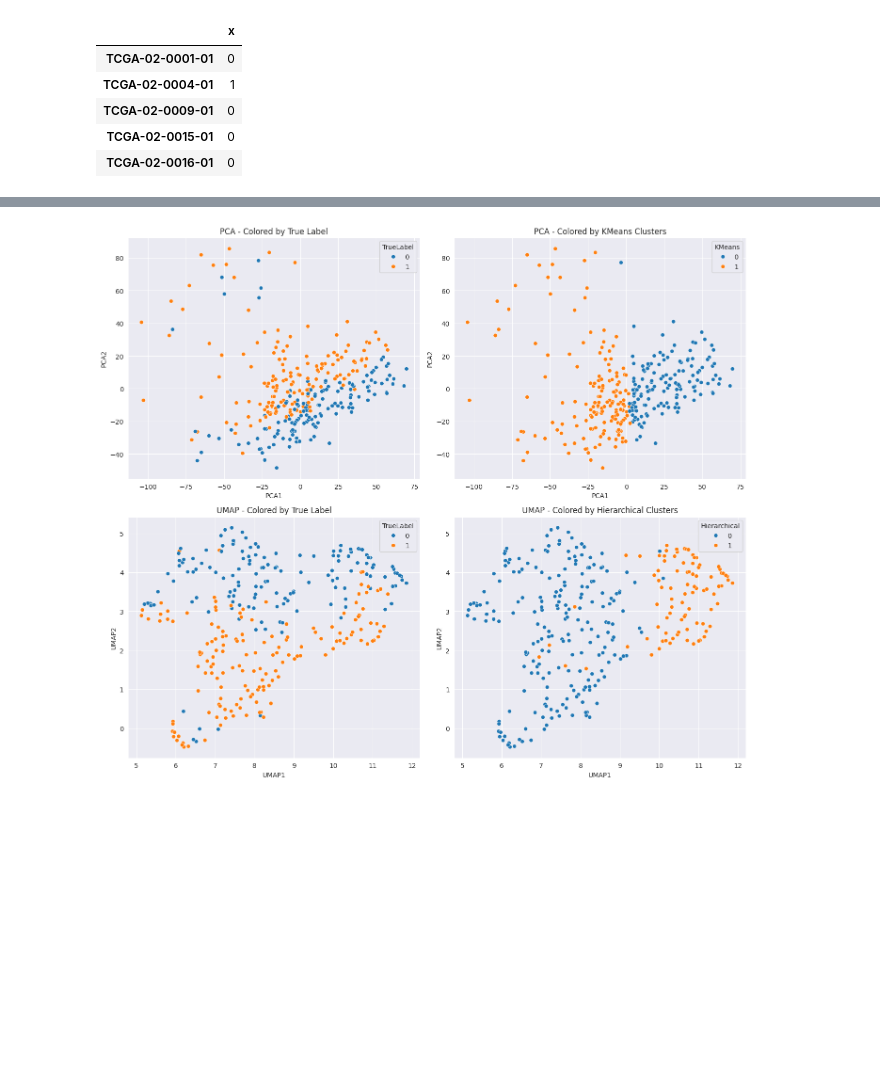
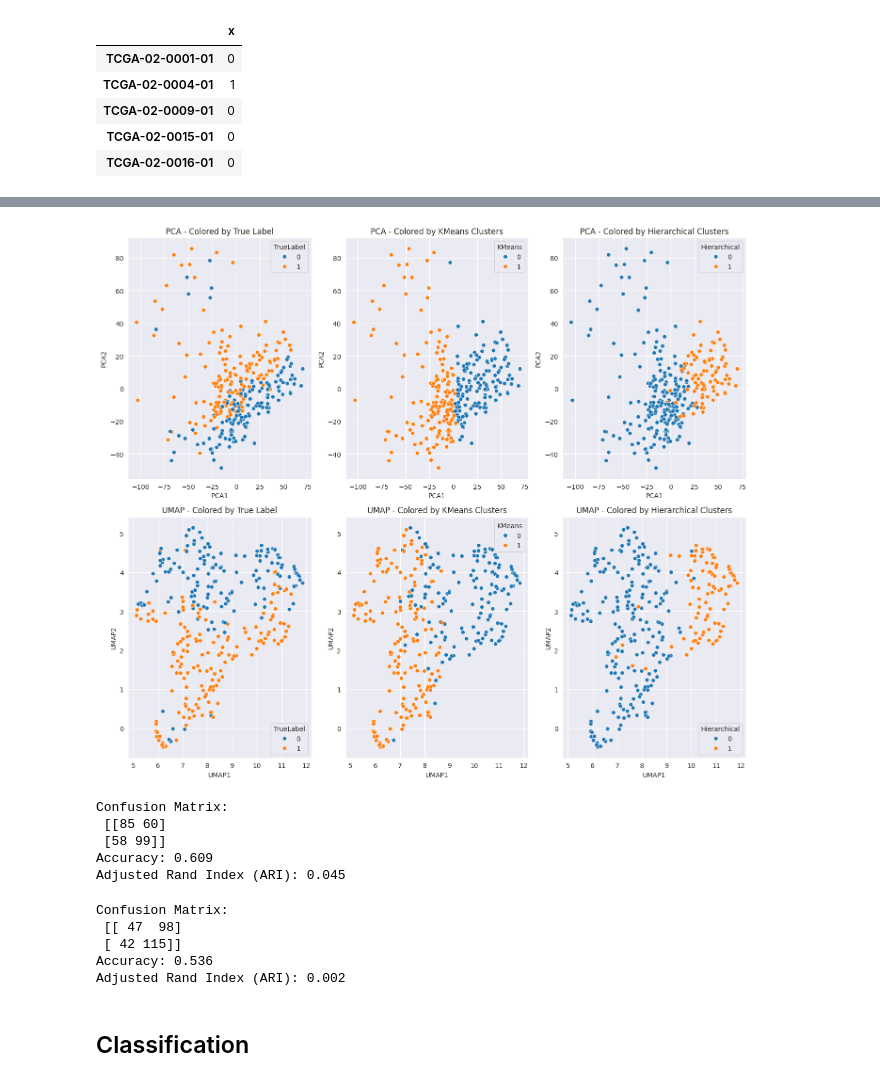
Before and after one commit to barbara-s-neto/Gene_Expression_Cancer_Class, a Jupyter notebook: trabalho2.ipynb, the cells around one changed output, grey strips where cells are left out. Drawn from its saved outputs; the diff is of its cells as text; code cells hidden in the pictures; blank space fills up the shorter version.

```diff
--- a/trabalho2.ipynb
+++ b/trabalho2.ipynb
@@ -54,21 +74,29 @@ results = pd.DataFrame({
     'TrueLabel': y.values.ravel()
 })
 # %%
-fig, axes = plt.subplots(2, 2, figsize=(14, 12))
+fig, axes = plt.subplots(2, 3, figsize=(14, 12))
 
 sns.scatterplot(data=results, x='PCA1', y='PCA2', hue='TrueLabel', ax=axes[0, 0])
 axes[0, 0].set_title('PCA - Colored by True Label')
 
 sns.scatterplot(data=results, x='PCA1', y='PCA2', hue='KMeans', ax=axes[0, 1])
 axes[0, 1].set_title('PCA - Colored by KMeans Clusters')
 
+sns.scatterplot(data=results, x='PCA1', y='PCA2', hue='Hierarchical', ax=axes[0, 2])
+axes[0, 2].set_title('PCA - Colored by Hierarchical Clusters')
+
+
 sns.scatterplot(data=results, x='UMAP1', y='UMAP2', hue='TrueLabel', ax=axes[1, 0])
 axes[1, 0].set_title('UMAP - Colored by True Label')
 
-sns.scatterplot(data=results, x='UMAP1', y='UMAP2', hue='Hierarchical', ax=axes[1, 1])
-axes[1, 1].set_title('UMAP - Colored by Hierarchical Clusters')
+sns.scatterplot(data=results, x='UMAP1', y='UMAP2', hue='KMeans', ax=axes[1, 1])
+axes[1, 1].set_title('UMAP - Colored by KMeans Clusters')
+
+sns.scatterplot(data=results, x='UMAP1', y='UMAP2', hue='Hierarchical', ax=axes[1, 2])
+axes[1, 2].set_title('UMAP - Colored by Hierarchical Clusters')
+
 
 plt.tight_layout()
 plt.show()
 # %% [output]
-[figure, old version]
+[figure, new version]
@@ -74,0 +109,36 @@ plt.show()
+# %%
+kmeans_aligned = best_label_mapping(y_flat, kmeans_labels)
+
+# Evaluation metrics
+conf_matrix = confusion_matrix(y_flat, kmeans_aligned)
+accuracy = accuracy_score(y_flat, kmeans_aligned)
+ari = adjusted_rand_score(y_flat, kmeans_labels)
+
+print("Confusion Matrix:\n", conf_matrix)
+print(f"Accuracy: {accuracy:.3f}")
+print(f"Adjusted Rand Index (ARI): {ari:.3f}")
+# %% [output]
+Confusion Matrix:
+ [[85 60]
+ [58 99]]
+Accuracy: 0.609
+Adjusted Rand Index (ARI): 0.045
+# %%
+hierarchical_aligned = best_label_mapping(y_flat, hierarchical_labels)
+
+# Evaluation metrics
+conf_matrix = confusion_matrix(y_flat, hierarchical_aligned)
+accuracy = accuracy_score(y_flat, hierarchical_aligned)
+ari = adjusted_rand_score(y_flat, hierarchical_labels)
+
+print("Confusion Matrix:\n", conf_matrix)
+print(f"Accuracy: {accuracy:.3f}")
+print(f"Adjusted Rand Index (ARI): {ari:.3f}")
+# %% [output]
+Confusion Matrix:
+ [[ 47  98]
+ [ 42 115]]
+Accuracy: 0.536
+Adjusted Rand Index (ARI): 0.002
+# %% [markdown]
+## Classification
```
Also changed, not shown: parts of 17 cells of this notebook.
